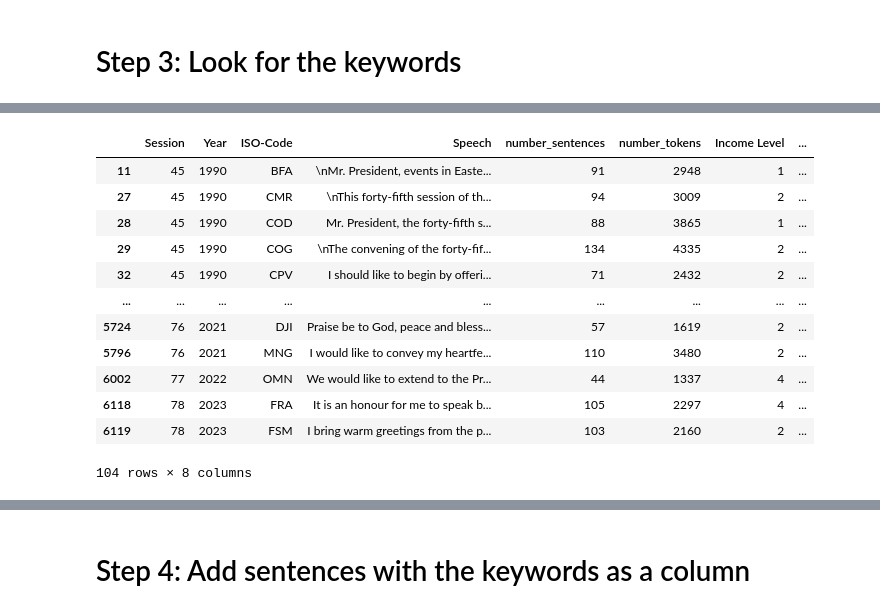
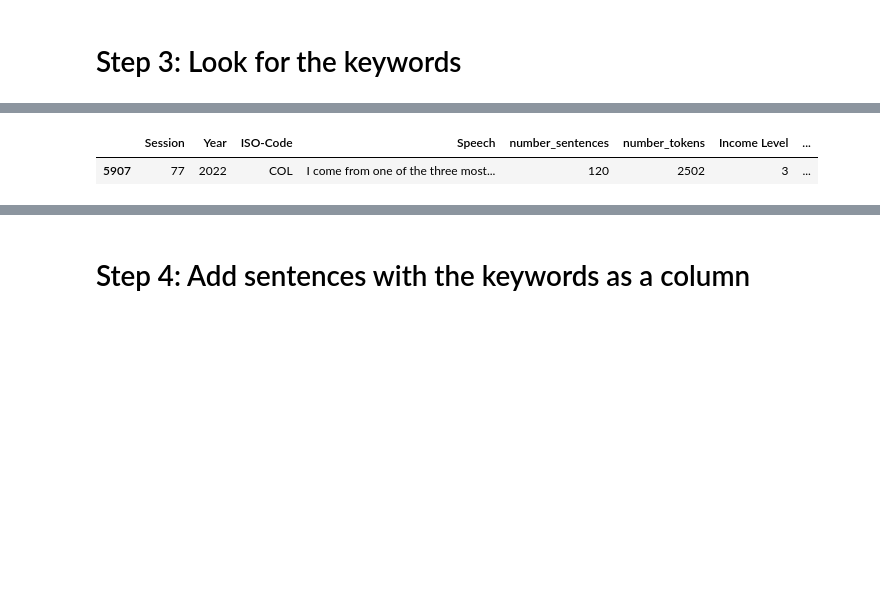
Before and after one commit to AlvaroMillanRuiz/NLP_BDS, a Jupyter notebook: 5. Preprocessing sentiment analysis and embeddings.ipynb, the cells around one changed output, grey strips where cells are left out. Cells and saved outputs as stored; diff of their text form; code cells hidden in the pictures; blank space fills up the shorter version.

```diff
--- a/5. Preprocessing sentiment analysis and embeddings.ipynb
+++ b/5. Preprocessing sentiment analysis and embeddings.ipynb
@@ -240,21 +223,10 @@ bigrams[bigrams['count'] > 0]
 # %%
 # Escape the entire phrase and match it literally
-pattern = re.compile(re.escape('ozone layer'), flags=re.IGNORECASE)
+pattern = re.compile(re.escape('c02'), flags=re.IGNORECASE)
 climate_speeches = final_df[final_df['speeches_for_keyword_search'].str.contains(pattern, na=False)]
 climate_speeches
 # %% [output]
 |  | Session | Year | ISO-Code | Speech | number_sentences | number_tokens | Income Level | ... |
-| 11 | 45 | 1990 | BFA | ﻿\nMr. President, events in Easte... | 91 | 2948 | 1 | ... |
-| 27 | 45 | 1990 | CMR | ﻿\nThis forty-fifth session of th... | 94 | 3009 | 2 | ... |
-| 28 | 45 | 1990 | COD | ﻿Mr. President, the forty-fifth s... | 88 | 3865 | 1 | ... |
-| 29 | 45 | 1990 | COG | ﻿\nThe convening of the forty-fif... | 134 | 4335 | 2 | ... |
-| 32 | 45 | 1990 | CPV | ﻿I should like to begin by offeri... | 71 | 2432 | 2 | ... |
-| ... | ... | ... | ... | ... | ... | ... | ... | ... |
-| 5724 | 76 | 2021 | DJI | Praise be to God, peace and bless... | 57 | 1619 | 2 | ... |
-| 5796 | 76 | 2021 | MNG | I would like to convey my heartfe... | 110 | 3480 | 2 | ... |
-| 6002 | 77 | 2022 | OMN | We would like to extend to the Pr... | 44 | 1337 | 4 | ... |
-| 6118 | 78 | 2023 | FRA | It is an honour for me to speak b... | 105 | 2297 | 4 | ... |
-| 6119 | 78 | 2023 | FSM | I bring warm greetings from the p... | 103 | 2160 | 2 | ... |
+| 5907 | 77 | 2022 | COL | I come from one of the three most... | 120 | 2502 | 3 | ... |
-104 rows × 8 columns
 # %%
 # Climate keyword according to the literature
```
Also changed, not shown: parts of 4 cells of this notebook, 22 other files.
